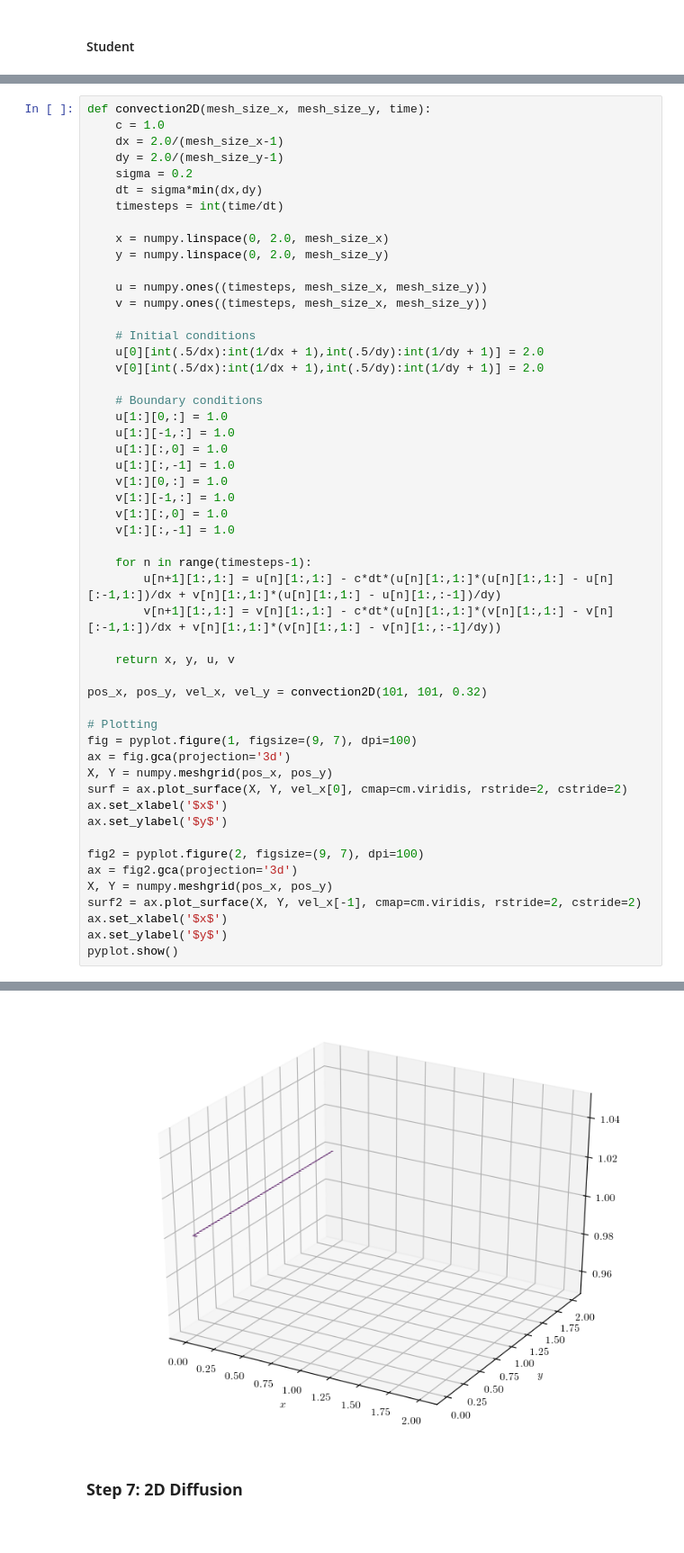
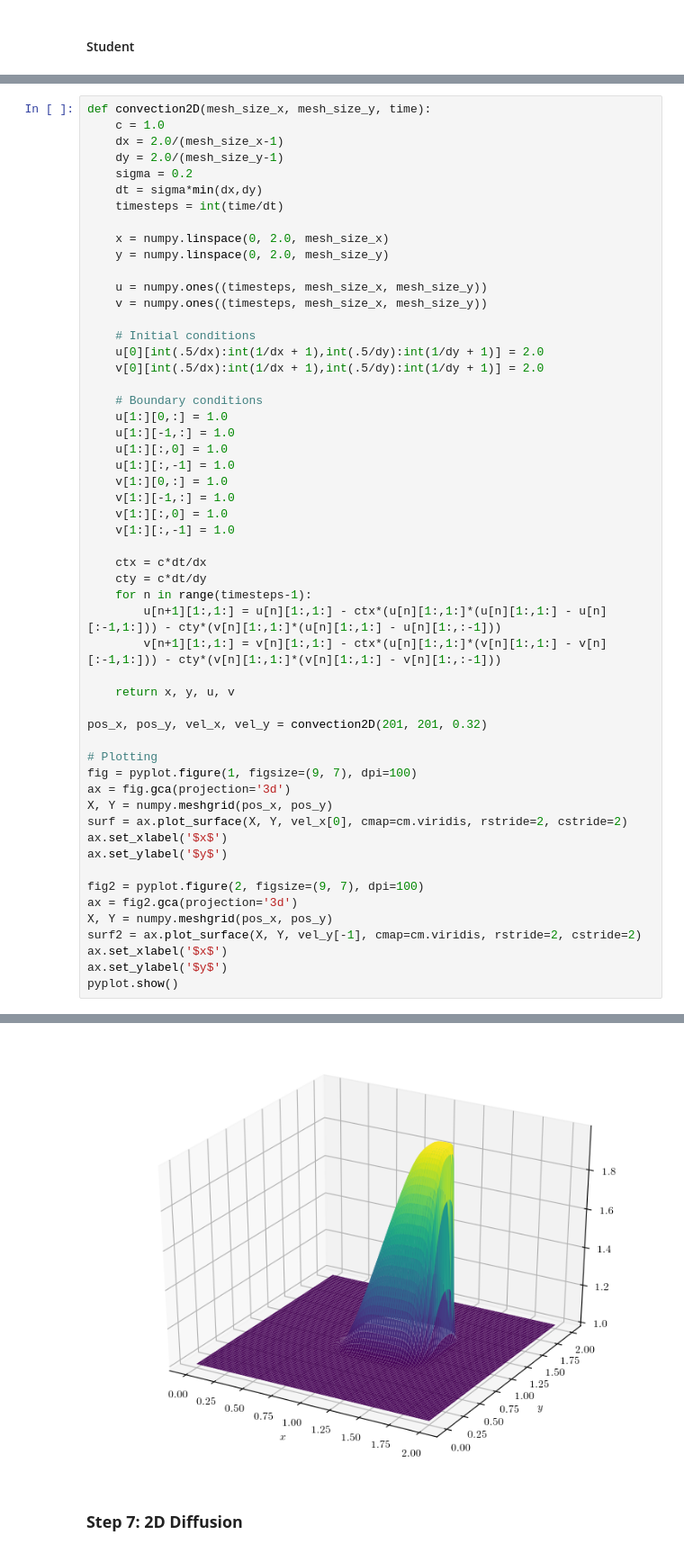
Before and after one commit to GodotMisogi/CFDCodes, a Jupyter notebook: CFDPython.ipynb, the cells around one changed output, grey strips where cells are left out. Shown at 90% size. Saved outputs shown, nothing was run; the diff lists cells and outputs as text.

```diff
--- a/CFDPython.ipynb
+++ b/CFDPython.ipynb
@@ -723,13 +769,15 @@ def convection2D(mesh_size_x, mesh_size_y, time):
     v[1:][:,0] = 1.0
     v[1:][:,-1] = 1.0
 
+    ctx = c*dt/dx
+    cty = c*dt/dy
     for n in range(timesteps-1):
-        u[n+1][1:,1:] = u[n][1:,1:] - c*dt*(u[n][1:,1:]*(u[n][1:,1:] - u[n][:-1,1:])/dx + v[n][1:,1:]*(u[n][1:,1:] - u[n][1:,:-1])/dy)
-        v[n+1][1:,1:] = v[n][1:,1:] - c*dt*(u[n][1:,1:]*(v[n][1:,1:] - v[n][:-1,1:])/dx + v[n][1:,1:]*(v[n][1:,1:] - v[n][1:,:-1]/dy))
+        u[n+1][1:,1:] = u[n][1:,1:] - ctx*(u[n][1:,1:]*(u[n][1:,1:] - u[n][:-1,1:])) - cty*(v[n][1:,1:]*(u[n][1:,1:] - u[n][1:,:-1]))
+        v[n+1][1:,1:] = v[n][1:,1:] - ctx*(u[n][1:,1:]*(v[n][1:,1:] - v[n][:-1,1:])) - cty*(v[n][1:,1:]*(v[n][1:,1:] - v[n][1:,:-1]))
 
     return x, y, u, v
 
-pos_x, pos_y, vel_x, vel_y = convection2D(101, 101, 0.32)
+pos_x, pos_y, vel_x, vel_y = convection2D(201, 201, 0.32)
 
 # Plotting
 fig = pyplot.figure(1, figsize=(9, 7), dpi=100)
@@ -742,7 +790,7 @@ ax.set_ylabel('$y$')
 fig2 = pyplot.figure(2, figsize=(9, 7), dpi=100)
 ax = fig2.gca(projection='3d')
 X, Y = numpy.meshgrid(pos_x, pos_y)
-surf2 = ax.plot_surface(X, Y, vel_x[-1], cmap=cm.viridis, rstride=2, cstride=2)
+surf2 = ax.plot_surface(X, Y, vel_y[-1], cmap=cm.viridis, rstride=2, cstride=2)
 ax.set_xlabel('$x$')
 ax.set_ylabel('$y$')
 pyplot.show()
@@ -751,4 +799,4 @@ pyplot.show()
-[figure, old version]
+[figure, new version]
 # %% [markdown]
 ### **Step 7: 2D Diffusion**
 # %% [markdown]
```
Also changed, not shown: parts of 17 cells of this notebook, 1 other file.
